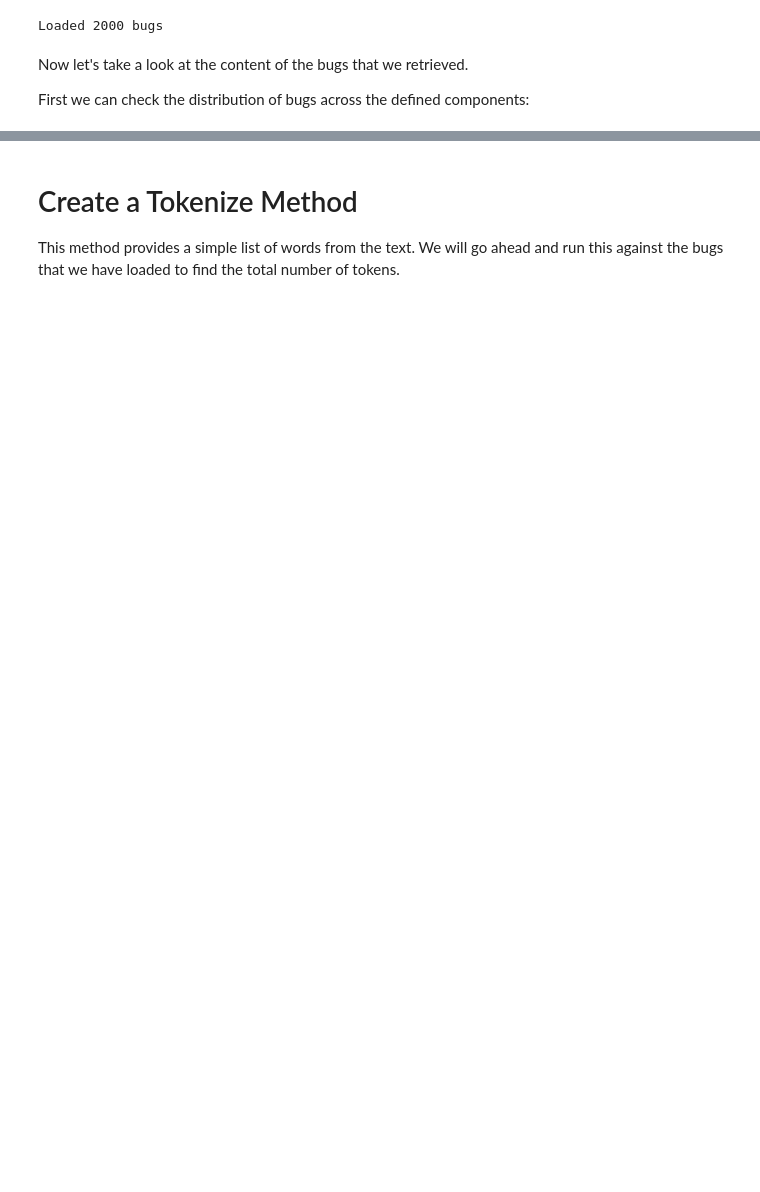
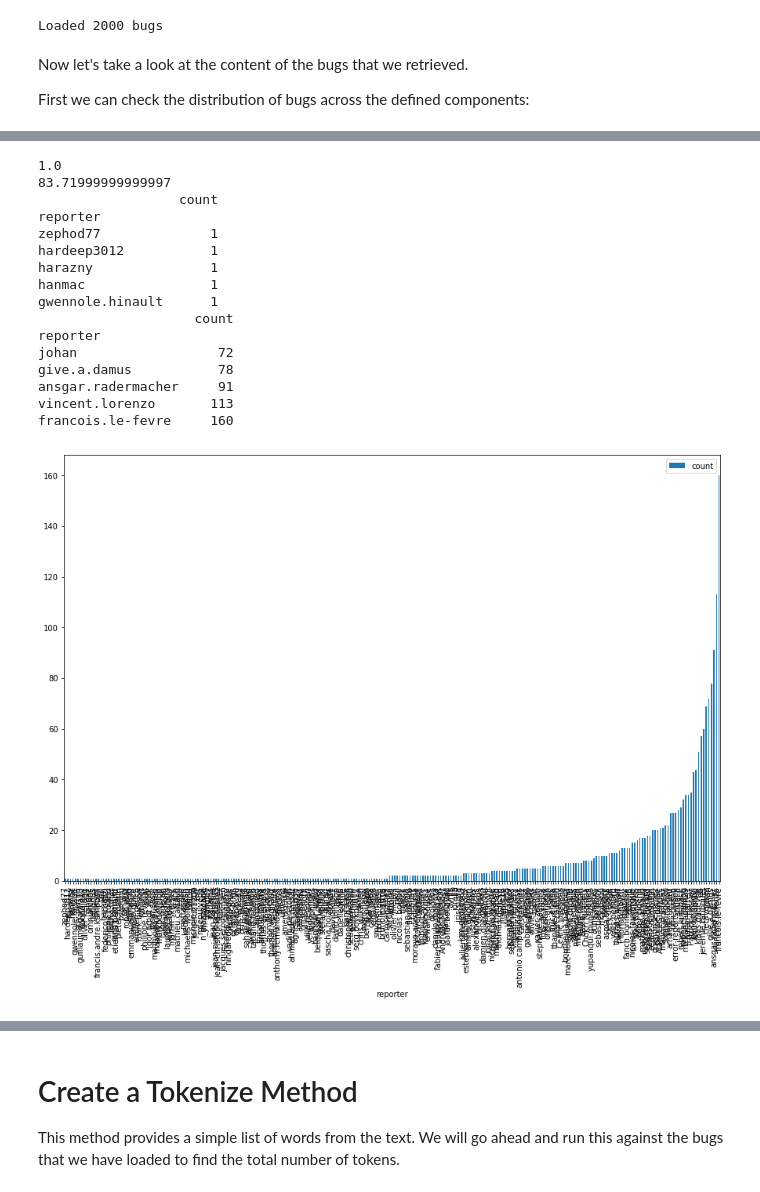
Before and after one commit to HSV-AI/bug-analysis, a Jupyter notebook: Papyrus Bugzilla Analysis.ipynb, the cells around one changed output, grey strips where cells are left out. Saved outputs shown, nothing was run; the diff lists cells and outputs as text; code cells hidden in the pictures; blank space fills up the shorter version.

```diff
--- a/Papyrus Bugzilla Analysis.ipynb
+++ b/Papyrus Bugzilla Analysis.ipynb
@@ -167,0 +145,32 @@ plt.show()
+# %%
+grouped = df.loc[:,['id','reporter']].groupby('reporter').count()
+grouped.columns = ['count']
+# Find the values bounding the 98 percentile
+# May want to filter these later
+print(np.percentile(grouped.loc[:,'count'].values, 1))
+print(np.percentile(grouped.loc[:,'count'].values, 99))
+
+sorted = grouped.sort_values(by='count')
+print(sorted.head())
+print(sorted.tail())
+
+sorted.plot(kind='bar', figsize=(15,10))
+plt.show()
+# %% [output]
+1.0
+83.71999999999997
+                  count
+reporter
+zephod77              1
+hardeep3012           1
+harazny               1
+hanmac                1
+gwennole.hinault      1
+                    count
+reporter
+johan                  72
+give.a.damus           78
+ansgar.radermacher     91
+vincent.lorenzo       113
+francois.le-fevre     160
+[figure, added]
```
Also changed, not shown: parts of 29 cells of this notebook, 1 other file.
